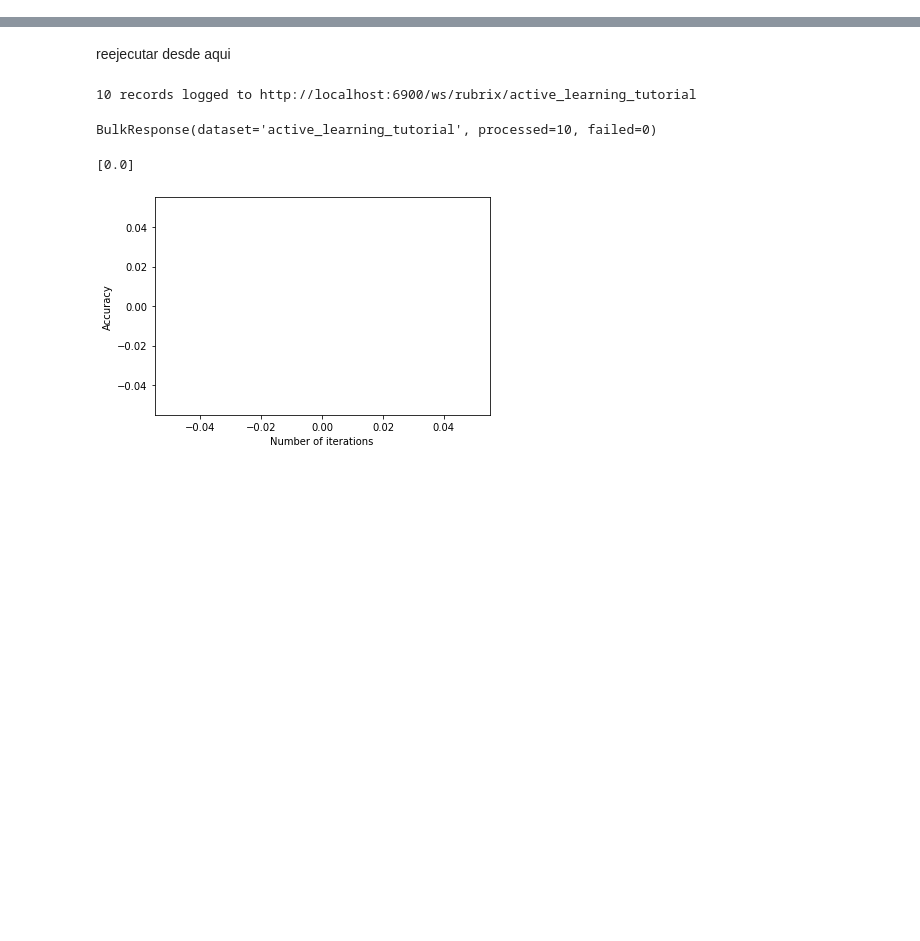
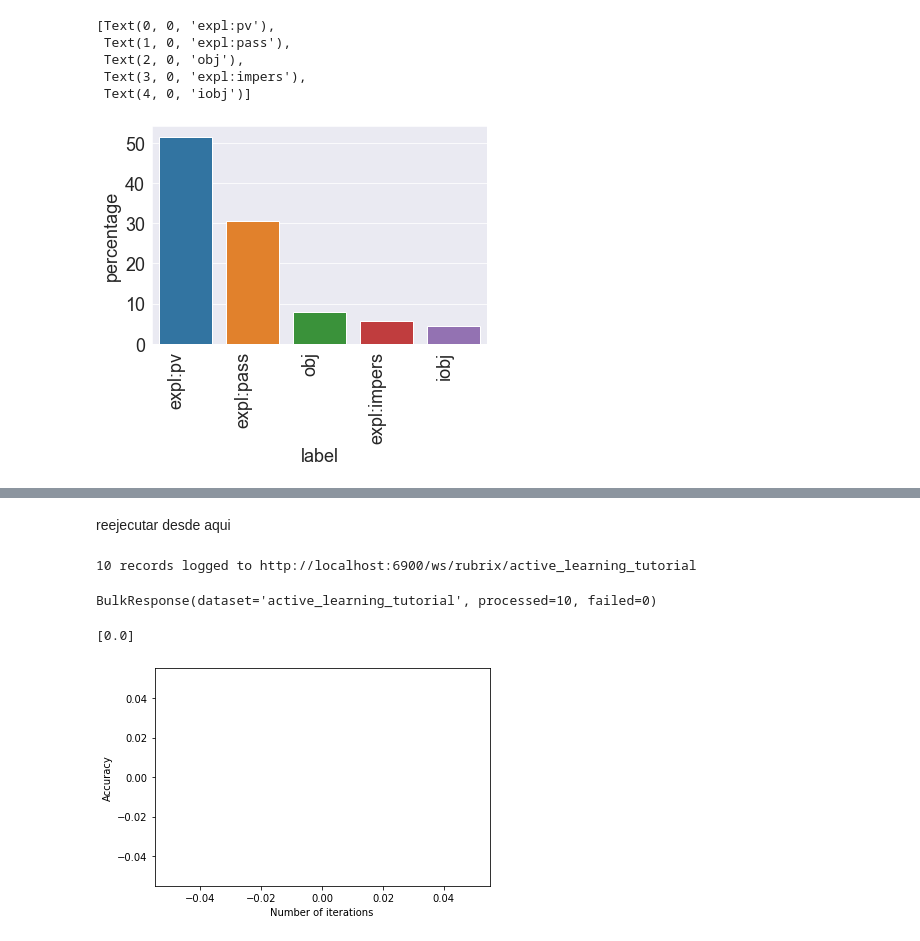
Before and after one commit to maxhof905/se_constructions, a Jupyter notebook: rubrix/rubrix_active_learning.ipynb, the cells around one changed output, grey strips where cells are left out. Drawn from its saved outputs; the diff is of its cells as text; code cells hidden in the pictures; blank space fills up the shorter version.

```diff
--- a/rubrix/rubrix_active_learning.ipynb
+++ b/rubrix/rubrix_active_learning.ipynb
@@ -5,0 +72,12 @@ import pandas as pd
+# %%
+p_test = sns.barplot(x="label", y="percentage", data=label_counts_test)
+p_test.set_xticklabels(p_test.get_xticklabels(),
+                          rotation=90,
+                          horizontalalignment='right')
+# %% [output]
+[Text(0, 0, 'expl:pv'),
+ Text(1, 0, 'expl:pass'),
+ Text(2, 0, 'obj'),
+ Text(3, 0, 'expl:impers'),
+ Text(4, 0, 'iobj')]
+[figure, added]
```
Also changed, not shown: parts of 17 cells of this notebook.
